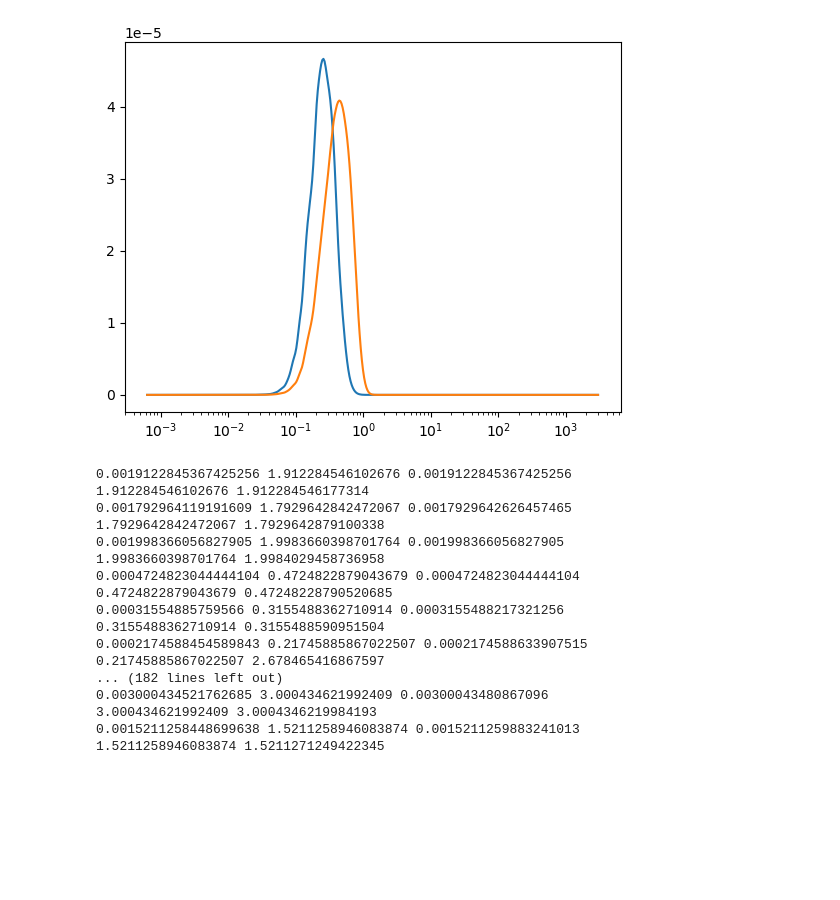
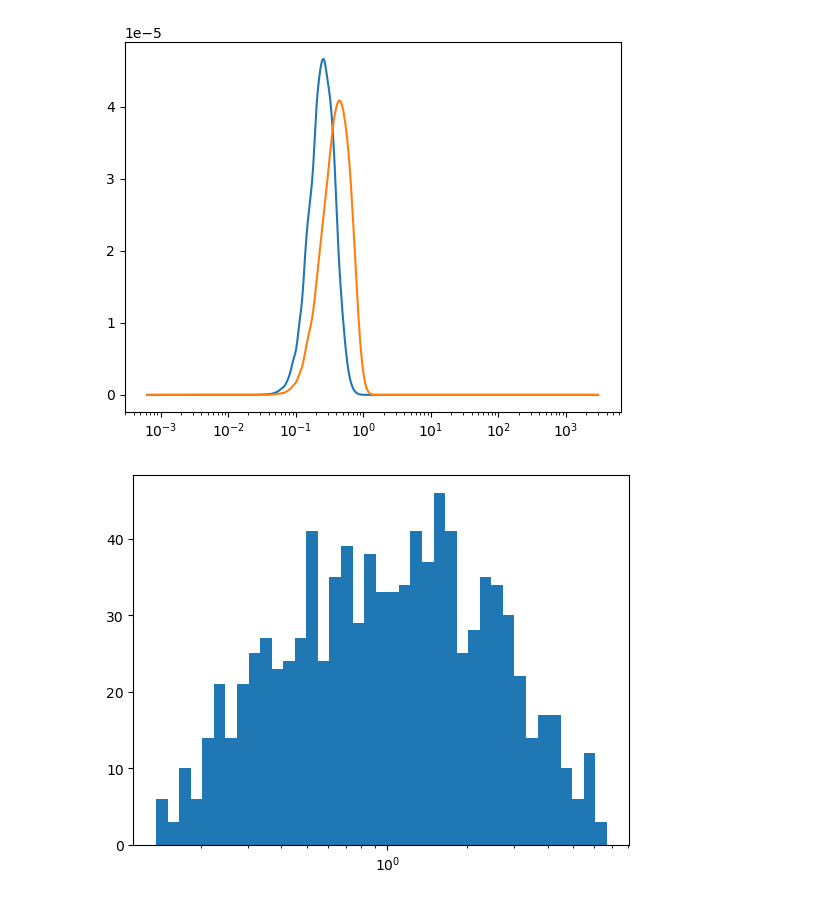
Before and after one commit to mgrecu35/modeling, a Jupyter notebook: bott/runColCoal.ipynb, the cells around one changed output. Cells and saved outputs as stored; diff of their text form; code cells hidden in the pictures; blank space fills up the shorter version.

```diff
--- a/bott/runColCoal.ipynb
+++ b/bott/runColCoal.ipynb
@@ -90,21 +90,31 @@ print(g.sum()*dlnr_out*1e3,g_int1.sum()*dlnr_out*1e3)
 # %%
 # everything together
 import xarray as xr
-for irun in range(1,100):
+np.random.seed(2023)
+lwcL=[]
+nwL=[]
+dmL=[]
+muL=[]
+for irun in range(1,1001):
     nw=0.08*10**(np.random.randn()*2) # randomly choose a nw [cm-4]
-    lwci=0.01+np.random.rand()*3      # randomly choose a lwc [g/m3]
+    lwci=np.exp(np.random.randn()*1)  # randomly choose a lwc [g/m3]
     mu=np.random.rand()*4             # set mu
     f_mu=nG.fmu(mu)
     dm0=10*nG.dm_lwc(nw,lwci,1000)    # calculate dm0 in cm
     g_int=g_out.copy()*0.0
+    lwcL.append(lwci)
+    nwL.append(nw)
+    dmL.append(dm0)
+    muL.append(mu)
     lwc1,mD,dInt=nG.getMassDist(nw,dm0,f_mu,mu,1000) # get the mass distribution for a given lwc, nw and mu
     for md1,d1 in zip(mD,dInt):
         ibin=np.log(d1/2*1e3)/dlnr_out
         g_int[int(ibin)]+=md1/dlnr_out*1e-3
 
     g_int1=gaussian_filter1d(g_int,2.0)
-    print(g_int.sum()*dlnr_out,lwc1,g_int1.sum()*dlnr_out)
-    print(lwc1,lwci)
+
+    #print(g_int.sum()*dlnr_out,lwc1,g_int1.sum()*dlnr_out)
+    #print(lwc1,lwci)
 
     t=0.0 # reset time to 0.0
     bcc.set_g_initial(g_int1) # this resets the initial mass distribution to g_int
@@ -127,21 +137,12 @@ for irun in range(1,100):
     g_.attrs['dlnr']=dlnr_out
     ds=xr.Dataset({'g':g_})
     ds.to_netcdf("dsd_out/dsd%3.3i.nc"%irun,encoding={'g':{'dtype':'float32','zlib':True,'complevel':5}})
+
+import pickle
+pickle.dump({'lwc':lwcL,'nw':nwL,'dm0':dmL,'mu':muL},open('dsdParams.pkl','wb'))
-# %% [output]
-0.0019122845367425256 1.912284546102676 0.0019122845367425256
-1.912284546102676 1.912284546177314
-0.001792964119191609 1.7929642842472067 0.0017929642626457465
-1.7929642842472067 1.7929642879100338
-0.001998366056827905 1.9983660398701764 0.001998366056827905
-1.9983660398701764 1.9984029458736958
-0.0004724823044444104 0.4724822879043679 0.0004724823044444104
-0.4724822879043679 0.47248228790520685
-0.00031554885759566 0.3155488362710914 0.0003155488217321256
-0.3155488362710914 0.3155488590951504
-0.0002174588454589843 0.21745885867022507 0.0002174588633907515
-0.21745885867022507 2.678465416867597
-... (182 lines left out)
-0.003000434521762685 3.000434621992409 0.00300043480867096
-3.000434621992409 3.0004346219984193
-0.0015211258448699638 1.5211258946083874 0.0015211259883241013
-1.5211258946083874 1.5211271249422345
+# %%
+lwci=np.exp(np.random.randn(1000)*1)
+h1=plt.hist(lwci,bins=np.exp(np.arange(-2,2,0.1)))
+plt.xscale('log')
+# %% [output]
+[figure, added]
```
Also changed, not shown: parts of 1 cell of this notebook.
